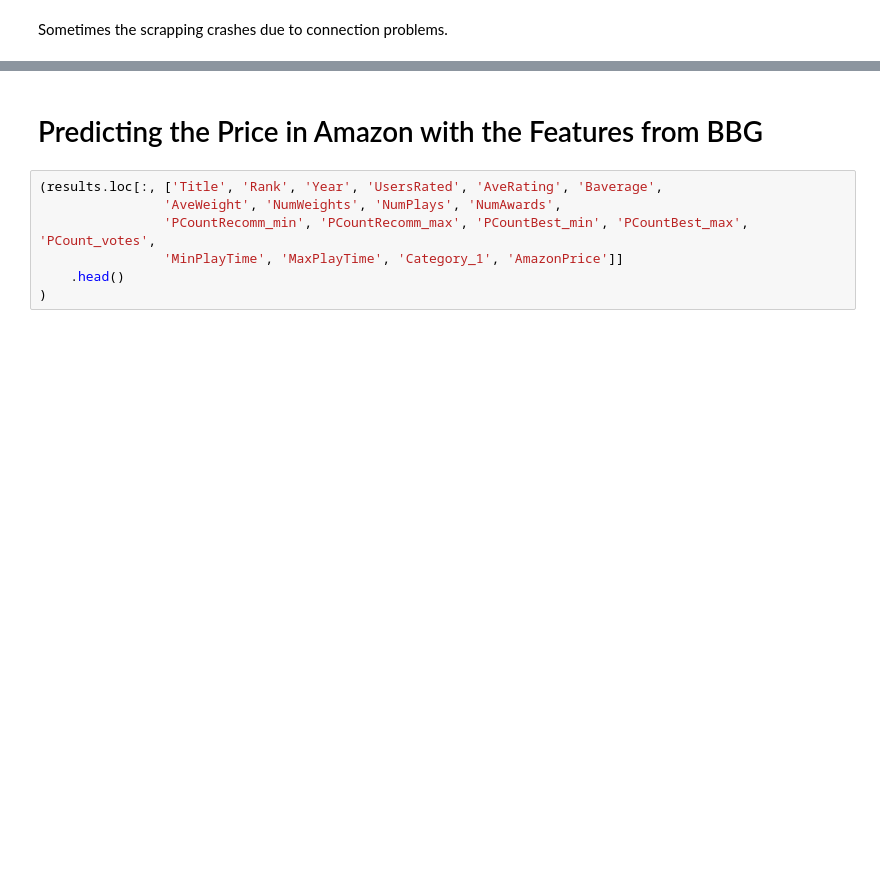
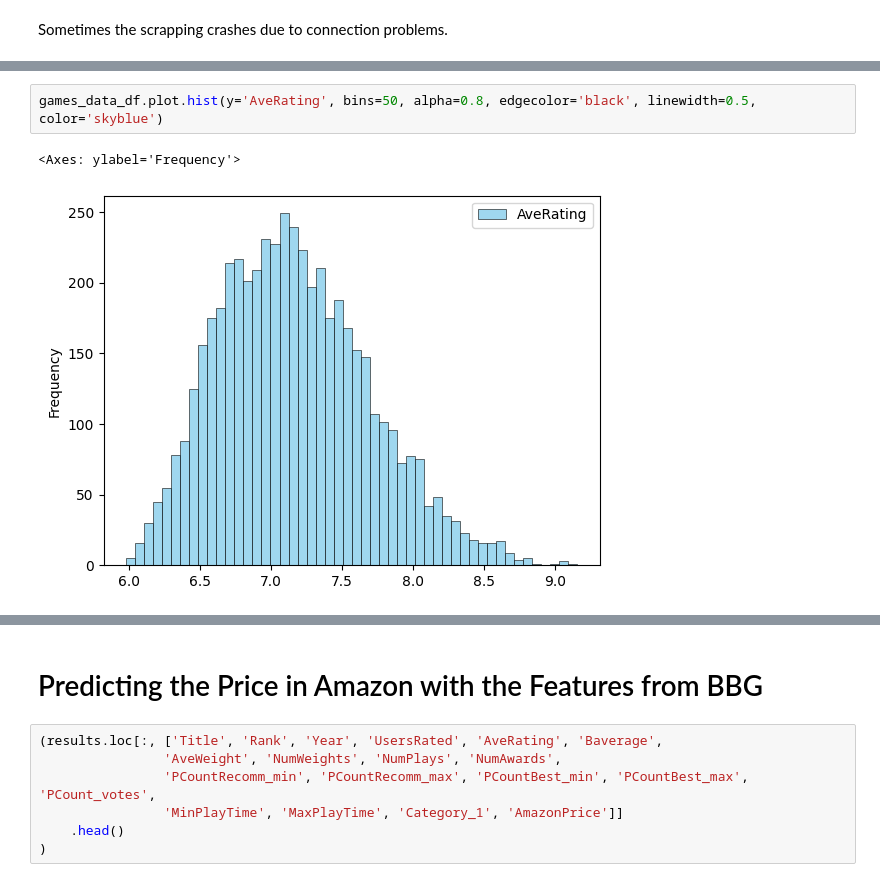
Before and after one commit to manuelarcer/bgg, a Jupyter notebook: bgg_scraper_v2.ipynb, the cells around one changed output, grey strips where cells are left out. Saved outputs shown, nothing was run; the diff lists cells and outputs as text; blank space fills up the shorter version.

```diff
--- a/bgg_scraper_v2.ipynb
+++ b/bgg_scraper_v2.ipynb
@@ -209,0 +273,5 @@ results.head()
+# %%
+games_data_df.plot.hist(y='AveRating', bins=50, alpha=0.8, edgecolor='black', linewidth=0.5, color='skyblue')
+# %% [output]
+<Axes: ylabel='Frequency'>
+[figure, added]
```
Also changed, not shown: parts of 32 cells of this notebook.
